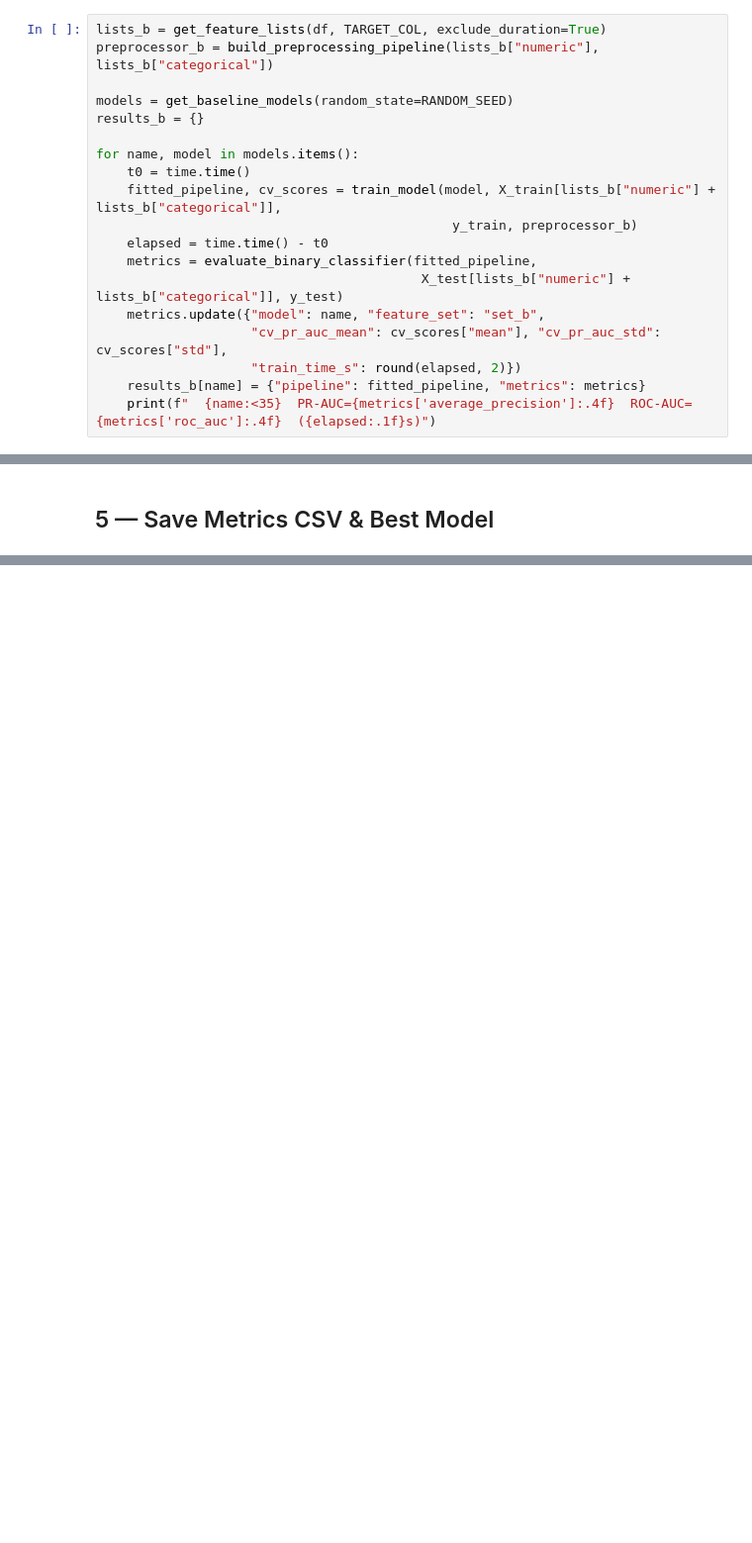
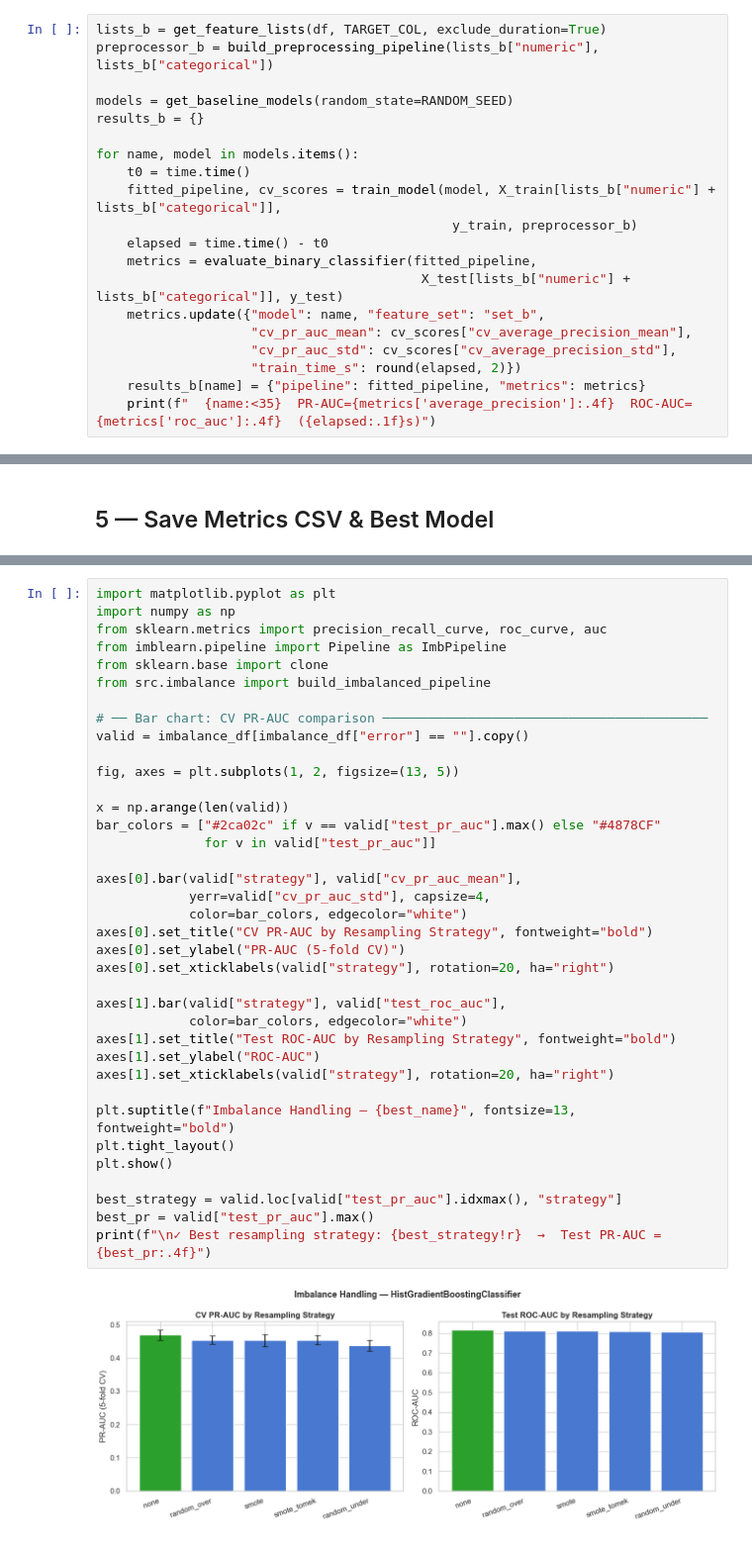
Before and after one commit to mssobiadallah/bank_marketing_un_project, a Jupyter notebook: notebooks/06_modeling_baselines.ipynb, the cells around one changed output, grey strips where cells are left out. Shown at 99% size. Drawn from its saved outputs; the diff is of its cells as text; blank space fills up the shorter version.

```diff
--- a/notebooks/06_modeling_baselines.ipynb
+++ b/notebooks/06_modeling_baselines.ipynb
@@ -55,7 +69,8 @@ for name, model in models.items():
     metrics = evaluate_binary_classifier(fitted_pipeline,
                                           X_test[lists_b["numeric"] + lists_b["categorical"]], y_test)
     metrics.update({"model": name, "feature_set": "set_b",
-                    "cv_pr_auc_mean": cv_scores["mean"], "cv_pr_auc_std": cv_scores["std"],
+                    "cv_pr_auc_mean": cv_scores["cv_average_precision_mean"],
+                    "cv_pr_auc_std": cv_scores["cv_average_precision_std"],
                     "train_time_s": round(elapsed, 2)})
     results_b[name] = {"pipeline": fitted_pipeline, "metrics": metrics}
     print(f"  {name:<35}  PR-AUC={metrics['average_precision']:.4f}  ROC-AUC={metrics['roc_auc']:.4f}  ({elapsed:.1f}s)")
@@ -145,0 +271,39 @@ print(f"   Saved → {best_path}")
+# %%
+import matplotlib.pyplot as plt
+import numpy as np
+from sklearn.metrics import precision_recall_curve, roc_curve, auc
+from imblearn.pipeline import Pipeline as ImbPipeline
+from sklearn.base import clone
+from src.imbalance import build_imbalanced_pipeline
+
+# ── Bar chart: CV PR-AUC comparison ──────────────────────────────────────────
+valid = imbalance_df[imbalance_df["error"] == ""].copy()
+
+fig, axes = plt.subplots(1, 2, figsize=(13, 5))
+
+x = np.arange(len(valid))
+bar_colors = ["#2ca02c" if v == valid["test_pr_auc"].max() else "#4878CF"
+              for v in valid["test_pr_auc"]]
+
+axes[0].bar(valid["strategy"], valid["cv_pr_auc_mean"],
+            yerr=valid["cv_pr_auc_std"], capsize=4,
+            color=bar_colors, edgecolor="white")
+axes[0].set_title("CV PR-AUC by Resampling Strategy", fontweight="bold")
+axes[0].set_ylabel("PR-AUC (5-fold CV)")
+axes[0].set_xticklabels(valid["strategy"], rotation=20, ha="right")
+
+axes[1].bar(valid["strategy"], valid["test_roc_auc"],
+            color=bar_colors, edgecolor="white")
+axes[1].set_title("Test ROC-AUC by Resampling Strategy", fontweight="bold")
+axes[1].set_ylabel("ROC-AUC")
+axes[1].set_xticklabels(valid["strategy"], rotation=20, ha="right")
+
+plt.suptitle(f"Imbalance Handling — {best_name}", fontsize=13, fontweight="bold")
+plt.tight_layout()
+plt.show()
+
+best_strategy = valid.loc[valid["test_pr_auc"].idxmax(), "strategy"]
+best_pr = valid["test_pr_auc"].max()
+print(f"\n✓ Best resampling strategy: {best_strategy!r}  →  Test PR-AUC = {best_pr:.4f}")
+# %% [output]
+[figure, added]
```
Also changed, not shown: parts of 12 cells of this notebook, 7 other files.
